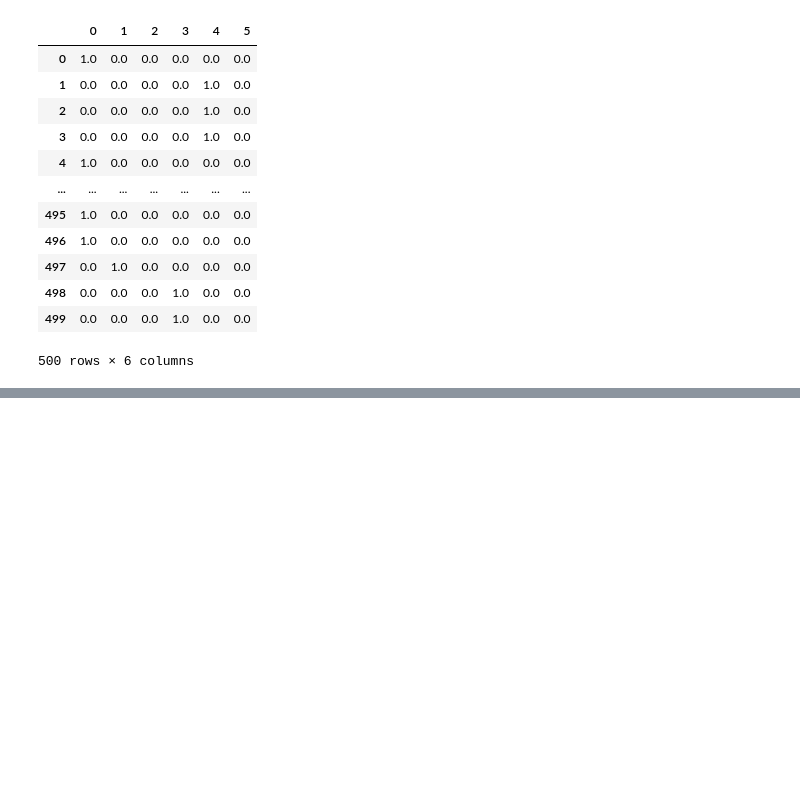
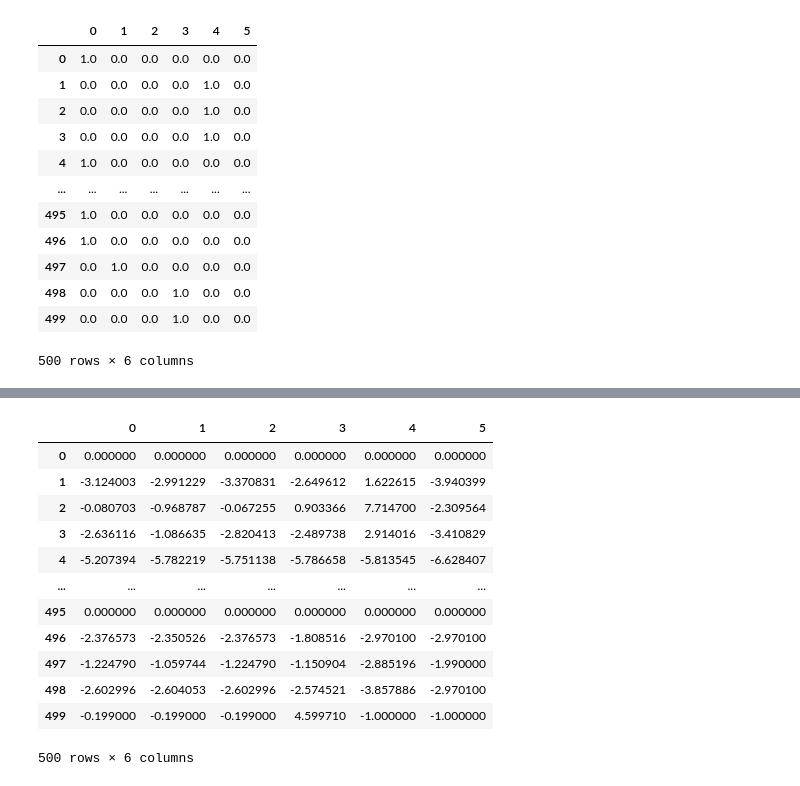
Before and after one commit to quqixun/RL-Python-Pytorch, a Jupyter notebook: Chapter5-时序差分价值迭代/5.4-案例：出租车调度.ipynb, the cells around one changed output, grey strips where cells are left out. Saved outputs shown, nothing was run; the diff lists cells and outputs as text; code cells hidden in the pictures; blank space fills up the shorter version.

```diff
--- a/Chapter5-时序差分价值迭代/5.4-案例：出租车调度.ipynb
+++ b/Chapter5-时序差分价值迭代/5.4-案例：出租车调度.ipynb
@@ -253,0 +300,18 @@ pd.DataFrame(policy)
+# %%
+# 显示最优价值估计
+
+pd.DataFrame(agent.q)
+# %% [output]
+|  | 0 | 1 | 2 | 3 | 4 | 5 |
+| 0 | 0.000000 | 0.000000 | 0.000000 | 0.000000 | 0.000000 | 0.000000 |
+| 1 | -3.124003 | -2.991229 | -3.370831 | -2.649612 | 1.622615 | -3.940399 |
+| 2 | -0.080703 | -0.968787 | -0.067255 | 0.903366 | 7.714700 | -2.309564 |
+| 3 | -2.636116 | -1.086635 | -2.820413 | -2.489738 | 2.914016 | -3.410829 |
+| 4 | -5.207394 | -5.782219 | -5.751138 | -5.786658 | -5.813545 | -6.628407 |
+| ... | ... | ... | ... | ... | ... | ... |
+| 495 | 0.000000 | 0.000000 | 0.000000 | 0.000000 | 0.000000 | 0.000000 |
+| 496 | -2.376573 | -2.350526 | -2.376573 | -1.808516 | -2.970100 | -2.970100 |
+| 497 | -1.224790 | -1.059744 | -1.224790 | -1.150904 | -2.885196 | -1.990000 |
+| 498 | -2.602996 | -2.604053 | -2.602996 | -2.574521 | -3.857886 | -2.970100 |
+| 499 | -0.199000 | -0.199000 | -0.199000 | 4.599710 | -1.000000 | -1.000000 |
+500 rows × 6 columns
```
Also changed, not shown: parts of 14 cells of this notebook.
